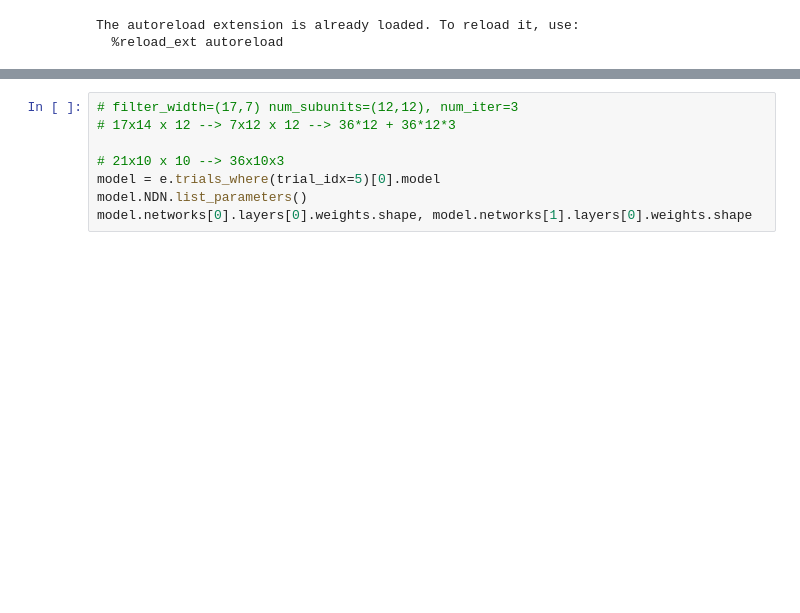
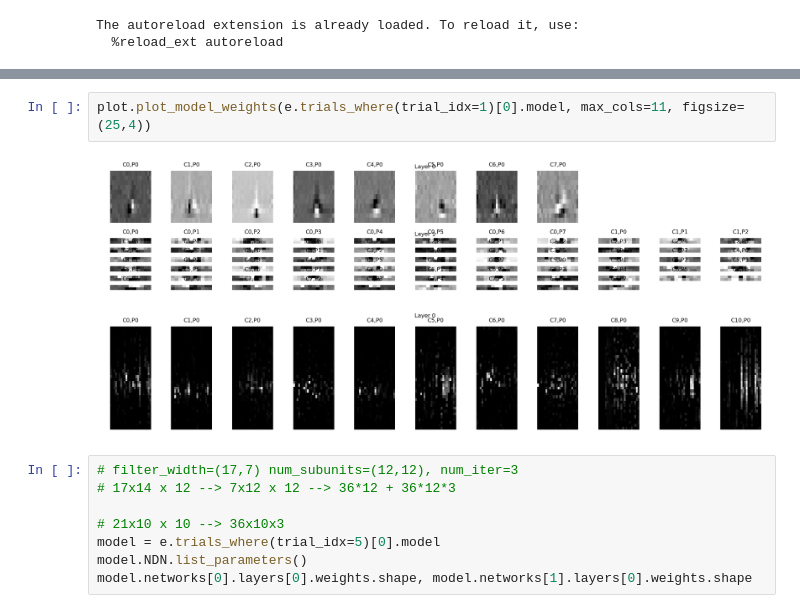
Before and after one commit to NeuroTheoryUMD/mattjac, a Jupyter notebook: v1/iter_exp_01.ipynb, the cells around one changed output, grey strips where cells are left out. Drawn from its saved outputs; the diff is of its cells as text; blank space fills up the shorter version.

```diff
--- a/v1/iter_exp_01.ipynb
+++ b/v1/iter_exp_01.ipynb
@@ -56,3 +57,8 @@ plot.plot_model_weights(e.trials_where(trial_idx=5)[0].model, max_cols=11, figsi
+# %%
+plot.plot_model_weights(e.trials_where(trial_idx=1)[0].model, max_cols=11, figsize=(25,4))
+# %% [output]
+[figure, added]
+[figure, added]
 # %%
 # filter_width=(17,7) num_subunits=(12,12), num_iter=3
 # 17x14 x 12 --> 7x12 x 12 --> 36*12 + 36*12*3
```
Also changed, not shown: parts of 6 cells of this notebook, 7 other files.
